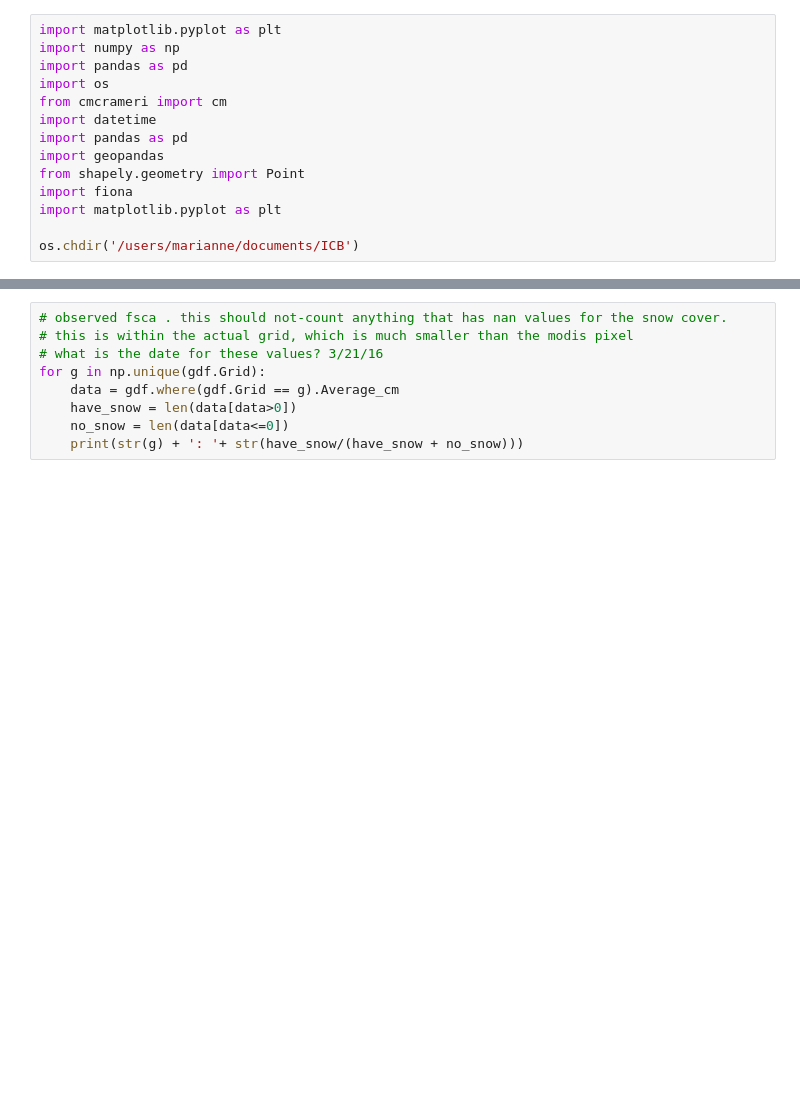
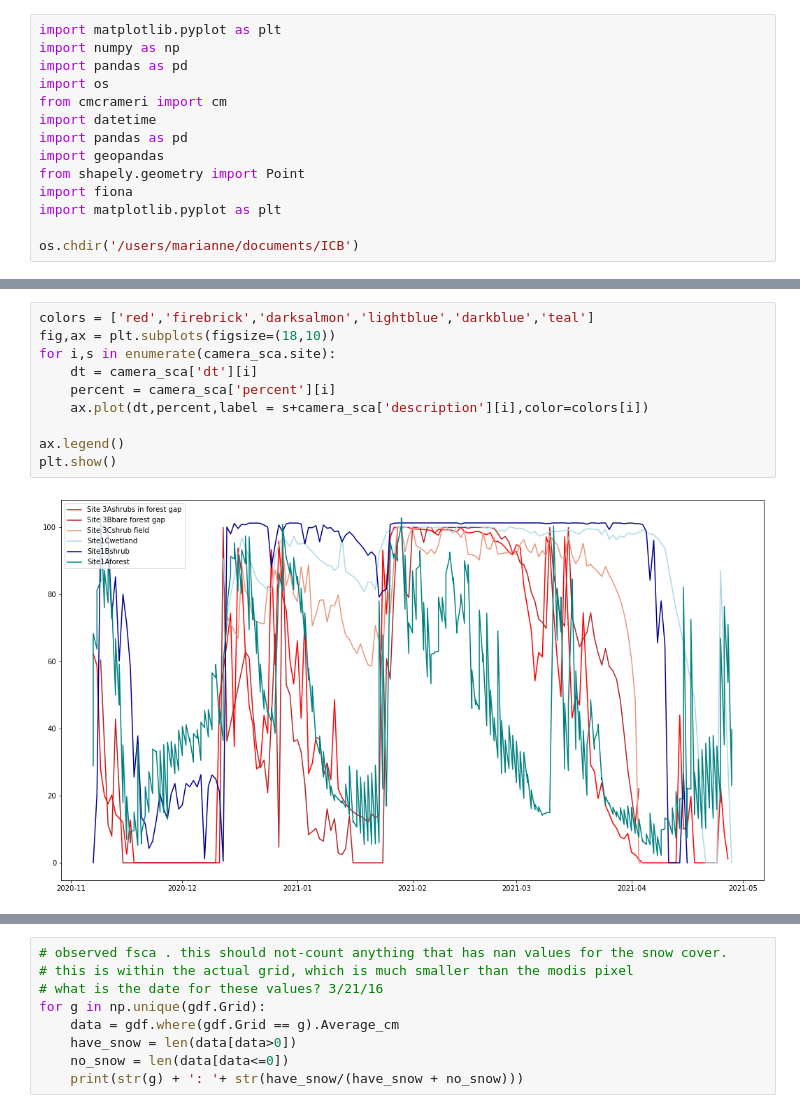
Before and after one commit to mariannecowherd/ICB, a Jupyter notebook: code/snowgrid.ipynb, the cells around one changed output, grey strips where cells are left out. Drawn from its saved outputs; the diff is of its cells as text; blank space fills up the shorter version.

```diff
--- a/code/snowgrid.ipynb
+++ b/code/snowgrid.ipynb
@@ -39,0 +85,12 @@ icb_meta = pd.read_pickle('./icb_metadata.pkl')
+# %%
+colors = ['red','firebrick','darksalmon','lightblue','darkblue','teal']
+fig,ax = plt.subplots(figsize=(18,10))
+for i,s in enumerate(camera_sca.site):
+    dt = camera_sca['dt'][i]
+    percent = camera_sca['percent'][i]
+    ax.plot(dt,percent,label = s+camera_sca['description'][i],color=colors[i])
+
+ax.legend()
+plt.show()
+# %% [output]
+[figure, added]
```
Also changed, not shown: parts of 13 cells of this notebook, 2 other files.
